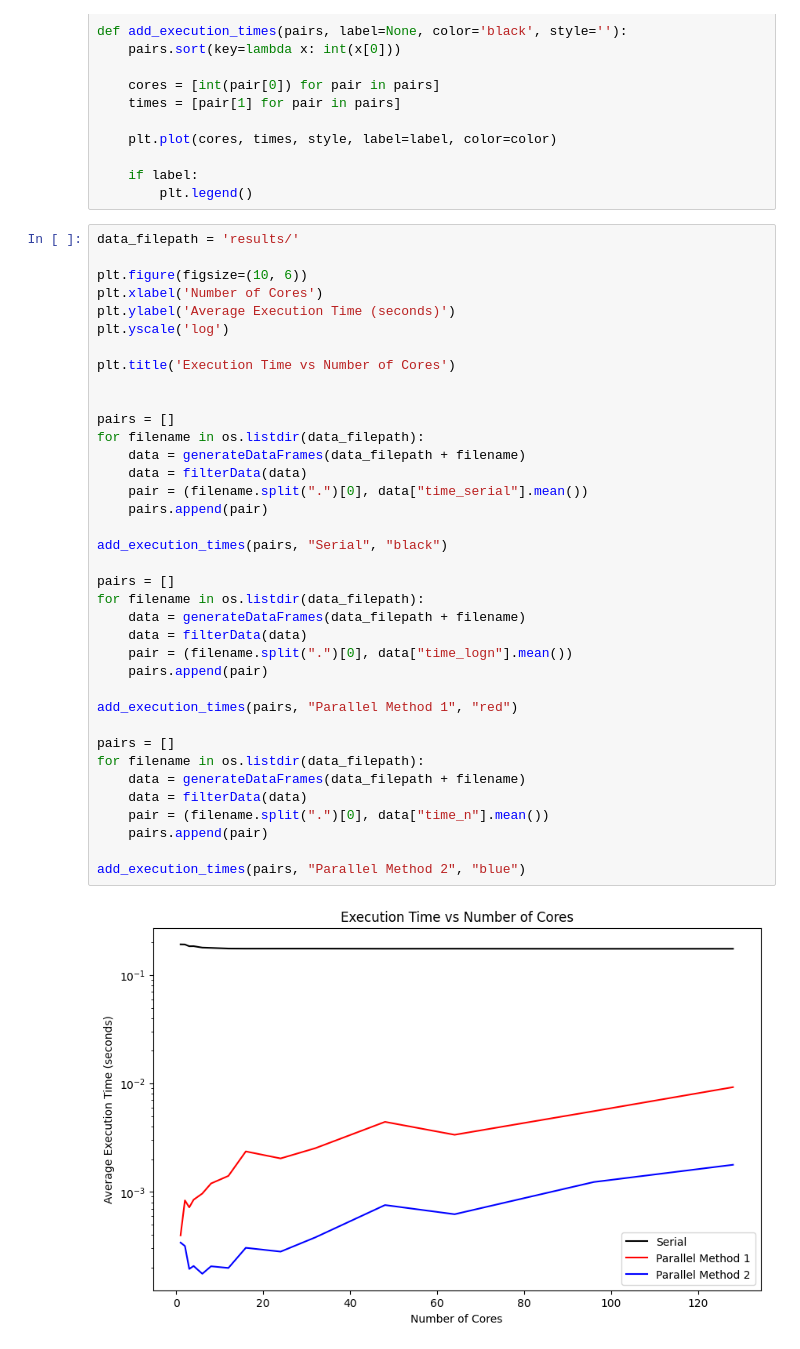
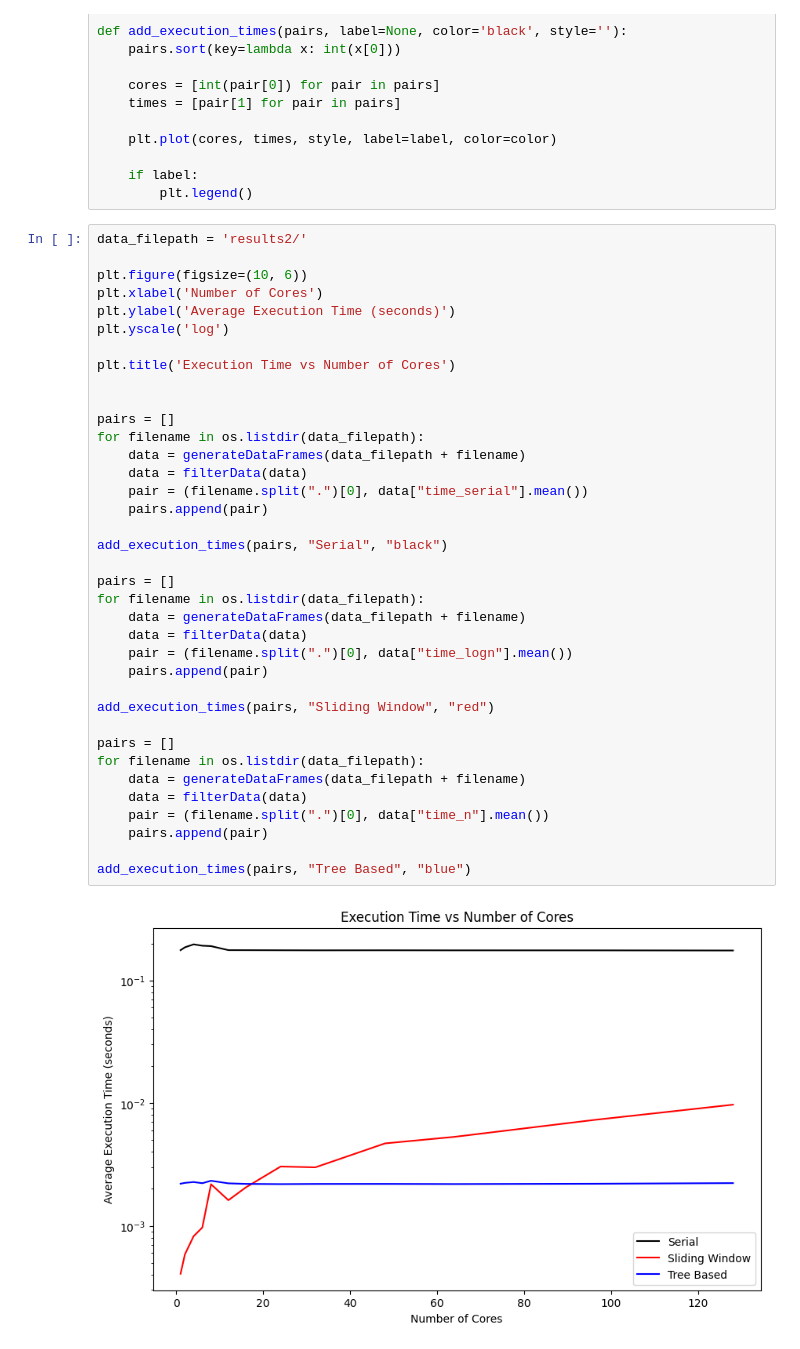
Before and after one commit to F1-uxy/CS-431, a Jupyter notebook: homework02/analysis.ipynb, the cells around one changed output. Drawn from its saved outputs; the diff is of its cells as text.

```diff
--- a/homework02/analysis.ipynb
+++ b/homework02/analysis.ipynb
@@ -47,7 +47,7 @@ def add_execution_times(pairs, label=None, color='black', style=''):
     if label:
         plt.legend()
 # %%
-data_filepath = 'results/'
+data_filepath = 'results2/'
 
 plt.figure(figsize=(10, 6))
 plt.xlabel('Number of Cores')
@@ -55,33 +55,33 @@ plt.ylabel('Average Execution Time (seconds)')
 plt.yscale('log')
 
 plt.title('Execution Time vs Number of Cores')
 
 
 pairs = []
 for filename in os.listdir(data_filepath):
     data = generateDataFrames(data_filepath + filename)
     data = filterData(data)
     pair = (filename.split(".")[0], data["time_serial"].mean())
     pairs.append(pair)
 
 add_execution_times(pairs, "Serial", "black")
 
 pairs = []
 for filename in os.listdir(data_filepath):
     data = generateDataFrames(data_filepath + filename)
     data = filterData(data)
     pair = (filename.split(".")[0], data["time_logn"].mean())
     pairs.append(pair)
 
-add_execution_times(pairs, "Parallel Method 1", "red")
+add_execution_times(pairs, "Sliding Window", "red")
 
 pairs = []
 for filename in os.listdir(data_filepath):
     data = generateDataFrames(data_filepath + filename)
     data = filterData(data)
     pair = (filename.split(".")[0], data["time_n"].mean())
     pairs.append(pair)
 
-add_execution_times(pairs, "Parallel Method 2", "blue")
+add_execution_times(pairs, "Tree Based", "blue")
 # %% [output]
-[figure, old version]
+[figure, new version]
```
Also changed, not shown: parts of 1 cell of this notebook, 58 other files.
